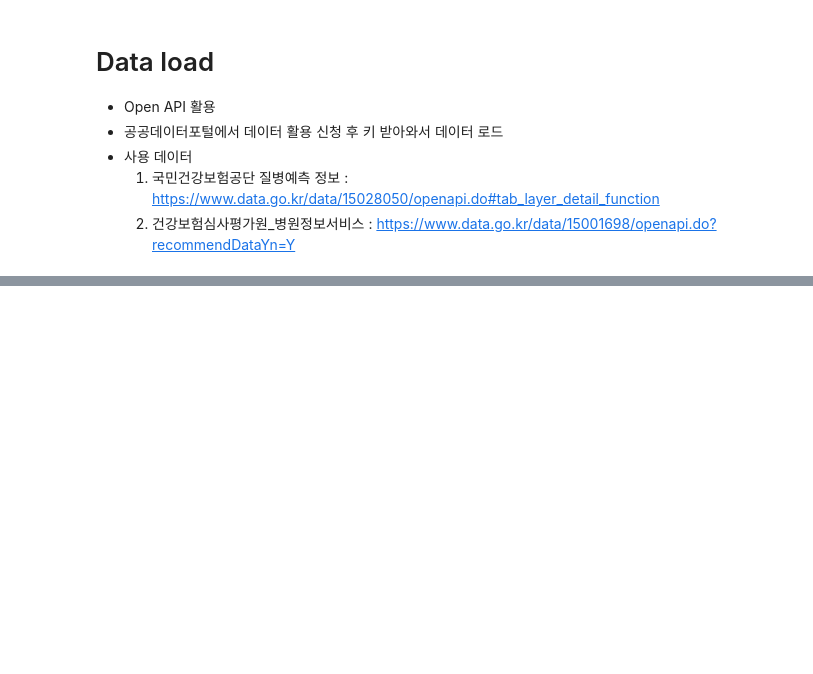
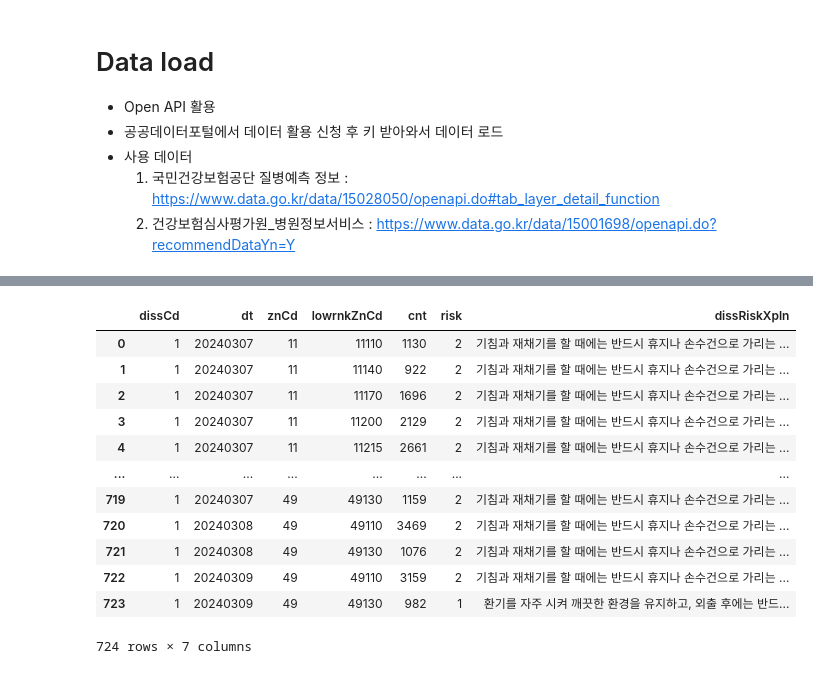
Before and after one commit to h1cho/DAStudy-sun, a Jupyter notebook: HYEWON/Analysis of Areas with Insufficient Healthcare Facilities_EDA.ipynb, the cells around one changed output, grey strips where cells are left out. Saved outputs shown, nothing was run; the diff lists cells and outputs as text; code cells hidden in the pictures; blank space fills up the shorter version.

```diff
--- a/HYEWON/Analysis of Areas with Insufficient Healthcare Facilities_EDA.ipynb
+++ b/HYEWON/Analysis of Areas with Insufficient Healthcare Facilities_EDA.ipynb
@@ -47,0 +92,7 @@ SyntaxError: invalid non-printable character U+00A0 (Temp/ipykernel_25152/322323
+# %%
+# 각 item별 데이터 항목 추출
+def item_info(item):
+    output = {}
+    for elem in item:
+        output[elem.tag] = elem.text
+    return output
@@ -47,0 +106,3 @@ SyntaxError: invalid non-printable character U+00A0 (Temp/ipykernel_25152/322323
+# %%
+for item in response(dissCd=1, znCd=11, rows=3)["items"]:
+    print(item_info(item))
@@ -47,0 +113,8 @@ SyntaxError: invalid non-printable character U+00A0 (Temp/ipykernel_25152/322323
+# %%
+print(root.find("body/totalCount").text)
+
+items = root.findall("body/items/item")
+print(len(items))
+
+for item in items:
+    print(item_info(item))
@@ -47,0 +134,35 @@ SyntaxError: invalid non-printable character U+00A0 (Temp/ipykernel_25152/322323
+# %%
+# Code
+dissCds = {1:"감기", 2:"눈병", 3:"식중독", 4:"피부염"}
+znCds = {11:"서울", 26:"부산", 27:"대구", 28:"인천", 29:"광주", 30:"대전", 31:"울산",
+       41:"경기", 42:"강원", 43:"충북", 44:"충남", 45:"전북", 46:"전남", 47:"경북", 48:"경남", 49:"제주", 99:"전국"}
+riskCds = {1:"관심", 2:"주의", 3:"경고", 4:"위험"}
+# %%
+# 질병코드별 데이터 프레임 생성
+
+diss1_tcnt = {}
+df_1 = pd.DataFrame()
+
+for zncd in list(znCds.keys())[:-1]:  # znCd = 99 일때 에러 발생해서 제외함
+    res = response(rows=100, dissCd=1, znCd=zncd)
+    diss1_tcnt["zncd"] = res["totalCount"]
+
+    a = [item_info(item) for item in res["items"]]
+    df_1 = pd.concat([df_1, pd.DataFrame(a)])
+
+df_1.reset_index(drop=True, inplace=True)
+df_1
+# %% [output]
+|  | dissCd | dt | znCd | lowrnkZnCd | cnt | risk | dissRiskXpln |
+| 0 | 1 | 20240307 | 11 | 11110 | 1130 | 2 | 기침과 재채기를 할 때에는 반드시 휴지나 손수건으로 가리는 ... |
+| 1 | 1 | 20240307 | 11 | 11140 | 922 | 2 | 기침과 재채기를 할 때에는 반드시 휴지나 손수건으로 가리는 ... |
+| 2 | 1 | 20240307 | 11 | 11170 | 1696 | 2 | 기침과 재채기를 할 때에는 반드시 휴지나 손수건으로 가리는 ... |
+| 3 | 1 | 20240307 | 11 | 11200 | 2129 | 2 | 기침과 재채기를 할 때에는 반드시 휴지나 손수건으로 가리는 ... |
+| 4 | 1 | 20240307 | 11 | 11215 | 2661 | 2 | 기침과 재채기를 할 때에는 반드시 휴지나 손수건으로 가리는 ... |
+| ... | ... | ... | ... | ... | ... | ... | ... |
+| 719 | 1 | 20240307 | 49 | 49130 | 1159 | 2 | 기침과 재채기를 할 때에는 반드시 휴지나 손수건으로 가리는 ... |
+| 720 | 1 | 20240308 | 49 | 49110 | 3469 | 2 | 기침과 재채기를 할 때에는 반드시 휴지나 손수건으로 가리는 ... |
+| 721 | 1 | 20240308 | 49 | 49130 | 1076 | 2 | 기침과 재채기를 할 때에는 반드시 휴지나 손수건으로 가리는 ... |
+| 722 | 1 | 20240309 | 49 | 49110 | 3159 | 2 | 기침과 재채기를 할 때에는 반드시 휴지나 손수건으로 가리는 ... |
+| 723 | 1 | 20240309 | 49 | 49130 | 982 | 1 | 환기를 자주 시켜 깨끗한 환경을 유지하고, 외출 후에는 반드... |
+724 rows × 7 columns
```
Also changed, not shown: parts of 21 cells of this notebook.
